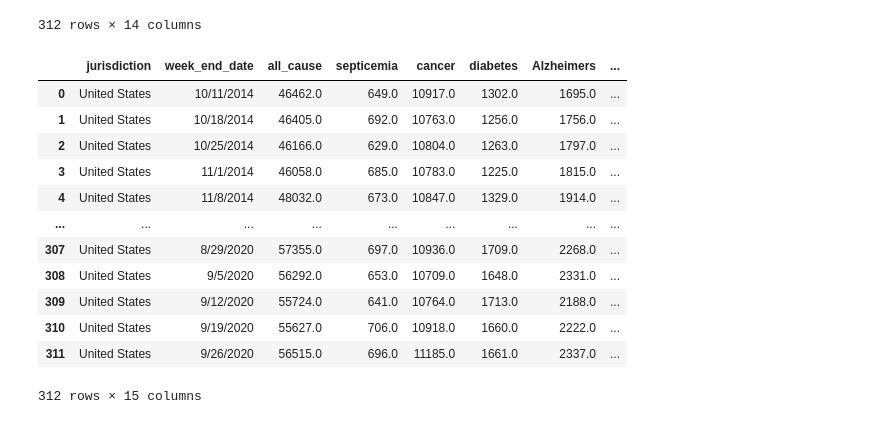
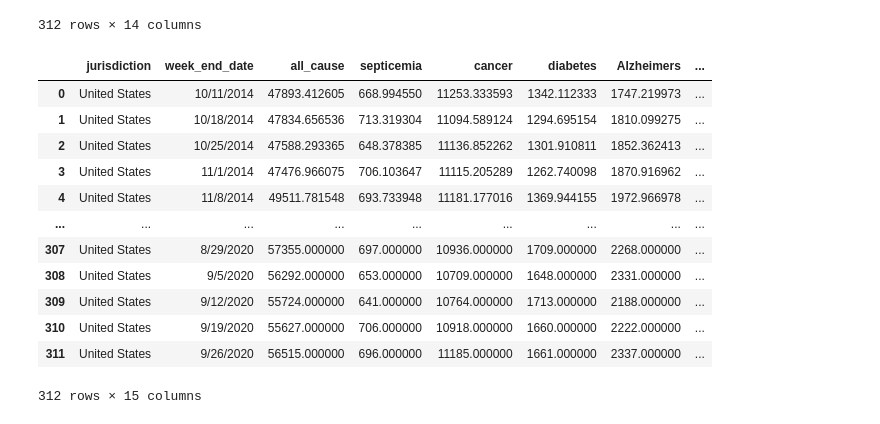
Before and after one commit to JamesRucker/Unexplained_deaths, a Jupyter notebook: Death_Data.ipynb, the cells around one changed output. Drawn from its saved outputs; the diff is of its cells as text; code cells hidden in the pictures.

Commit message:
death data normalized, final dataframe exported

```diff
--- a/Death_Data.ipynb
+++ b/Death_Data.ipynb
@@ -2,12 +2,15 @@
 # Import dependencies
 import pandas as pd
 # %%
-# Grab relevant dataframes and append them, then fill all missing values with 0
+# Grab relevant death data dataframes and append them, then fill all missing values with 0
 death_2014_2018_df = pd.read_csv("data/Weekly_Counts_of_Deaths_by_State_and_Select_Causes__2014-2018_studydata.csv")
 death_2019_2020_df = pd.read_csv("data/Weekly_Counts_of_Deaths_by_State_and_Select_Causes__2019-2020_studydata.csv")
 death_2014_2020_df = death_2014_2018_df.append(death_2019_2020_df)
 death_2014_2020_df.fillna(0, inplace = True)
 
+# Normalization dataframe is imported
+norm_df = pd.read_csv("data/normalization_year.csv")
+norm_year = norm_df.columns
 
 death_2014_2020_df
 # %% [output]
@@ -130,7 +133,11 @@ bad_values
 #     through the rows will be used and a dataframe will be constructed from that.
 
 # Empty dataframe holding final data is initialized. This is done as there is no empty value for jurisdiction.
-corrected_df = cleaned_united_df.loc[cleaned_united_df["jurisdiction"] == ""]
+final_df = cleaned_united_df.loc[cleaned_united_df["jurisdiction"] == ""]
+
+# Count variable for the week in the flu season and the flu season itself are initialized
+week = 1
+season = 0
 
 # For loop that goes through each row
 for index, row in cleaned_united_df.iterrows():
@@ -138,4 +145,5 @@ for index, row in cleaned_united_df.iterrows():
     # Grabs the datum point from the bad_value_df corresponding to the correct date
     bad_datum = bad_values.loc[bad_values["week_end_date"] == row[1]]
 
-    # Temporary dataframe holding only the one datum point for that date. Relevant data has bad data subtracted from wanted
+    # Temporary dataframe holding only the one datum point for that date.
+    # Relevant data has bad data subtracted from wanted, then multiplied by the normalization factor
@@ -143,39 +151,45 @@ for index, row in cleaned_united_df.iterrows():
                          row[1],
-                         float(row[2] - bad_datum["all_cause"]),
-                         float(row[3] - bad_datum["septicemia"]),
-                         float(row[4] - bad_datum["cancer"]),
-                         float(row[5] - bad_datum["diabetes"]),
-                         float(row[6] - bad_datum["Alzheimers"]),
-                         float(row[7] - bad_datum["influenza_pneumonia"]),
-                         float(row[8] - bad_datum["chronic_LRD"]),
-                         float(row[9] - bad_datum["other_respiratory"]),
-                         float(row[10] - bad_datum["kidney"]),
-                         float(row[11] - bad_datum["NEC"]),
-                         float(row[12] - bad_datum["heart_disease"]),
-                         float(row[13] - bad_datum["CBVD"]),
-                         float(row[14] - bad_datum["COVID19_UCOD"])
+                         float(row[2] - bad_datum["all_cause"]) * float(norm_df[norm_year[season]]),
+                         float(row[3] - bad_datum["septicemia"]) * float(norm_df[norm_year[season]]),
+                         float(row[4] - bad_datum["cancer"]) * float(norm_df[norm_year[season]]),
+                         float(row[5] - bad_datum["diabetes"]) * float(norm_df[norm_year[season]]),
+                         float(row[6] - bad_datum["Alzheimers"]) * float(norm_df[norm_year[season]]),
+                         float(row[7] - bad_datum["influenza_pneumonia"]) * float(norm_df[norm_year[season]]),
+                         float(row[8] - bad_datum["chronic_LRD"]) * float(norm_df[norm_year[season]]),
+                         float(row[9] - bad_datum["other_respiratory"]) * float(norm_df[norm_year[season]]),
+                         float(row[10] - bad_datum["kidney"]) * float(norm_df[norm_year[season]]),
+                         float(row[11] - bad_datum["NEC"]) * float(norm_df[norm_year[season]]),
+                         float(row[12] - bad_datum["heart_disease"]) * float(norm_df[norm_year[season]]),
+                         float(row[13] - bad_datum["CBVD"]) * float(norm_df[norm_year[season]]),
+                         float(row[14] - bad_datum["COVID19_UCOD"]) * float(norm_df[norm_year[season]])
                        ]],
          columns=["jurisdiction", "week_end_date", "all_cause", "septicemia", "cancer", "diabetes", "Alzheimers",\
                  "influenza_pneumonia", "chronic_LRD", "other_respiratory", "kidney", "NEC", "heart_disease", "CBVD",\
                  "COVID19_UCOD"
                  ])
 
     # Row for specific data is appended to dataframe
-    corrected_df = corrected_df.append(temp_df, ignore_index = True)
+    final_df = final_df.append(temp_df, ignore_index = True)
 
+    # Checks are made for week in flu season.  If flu season over, start next one, otherwise add 1 week.
+    if week == 52:
+        week = 1
+        season+=1
+    else:
+        week+=1
 
-corrected_df
+final_df
 # %% [output]
 |  | jurisdiction | week_end_date | all_cause | septicemia | cancer | diabetes | Alzheimers | ... |
-| 0 | United States | 10/11/2014 | 46462.0 | 649.0 | 10917.0 | 1302.0 | 1695.0 | ... |
-| 1 | United States | 10/18/2014 | 46405.0 | 692.0 | 10763.0 | 1256.0 | 1756.0 | ... |
-| 2 | United States | 10/25/2014 | 46166.0 | 629.0 | 10804.0 | 1263.0 | 1797.0 | ... |
-| 3 | United States | 11/1/2014 | 46058.0 | 685.0 | 10783.0 | 1225.0 | 1815.0 | ... |
-| 4 | United States | 11/8/2014 | 48032.0 | 673.0 | 10847.0 | 1329.0 | 1914.0 | ... |
+| 0 | United States | 10/11/2014 | 47893.412605 | 668.994550 | 11253.333593 | 1342.112333 | 1747.219973 | ... |
+| 1 | United States | 10/18/2014 | 47834.656536 | 713.319304 | 11094.589124 | 1294.695154 | 1810.099275 | ... |
+| 2 | United States | 10/25/2014 | 47588.293365 | 648.378385 | 11136.852262 | 1301.910811 | 1852.362413 | ... |
+| 3 | United States | 11/1/2014 | 47476.966075 | 706.103647 | 11115.205289 | 1262.740098 | 1870.916962 | ... |
+| 4 | United States | 11/8/2014 | 49511.781548 | 693.733948 | 11181.177016 | 1369.944155 | 1972.966978 | ... |
 | ... | ... | ... | ... | ... | ... | ... | ... | ... |
-| 307 | United States | 8/29/2020 | 57355.0 | 697.0 | 10936.0 | 1709.0 | 2268.0 | ... |
-| 308 | United States | 9/5/2020 | 56292.0 | 653.0 | 10709.0 | 1648.0 | 2331.0 | ... |
-| 309 | United States | 9/12/2020 | 55724.0 | 641.0 | 10764.0 | 1713.0 | 2188.0 | ... |
-| 310 | United States | 9/19/2020 | 55627.0 | 706.0 | 10918.0 | 1660.0 | 2222.0 | ... |
-| 311 | United States | 9/26/2020 | 56515.0 | 696.0 | 11185.0 | 1661.0 | 2337.0 | ... |
+| 307 | United States | 8/29/2020 | 57355.000000 | 697.000000 | 10936.000000 | 1709.000000 | 2268.000000 | ... |
+| 308 | United States | 9/5/2020 | 56292.000000 | 653.000000 | 10709.000000 | 1648.000000 | 2331.000000 | ... |
+| 309 | United States | 9/12/2020 | 55724.000000 | 641.000000 | 10764.000000 | 1713.000000 | 2188.000000 | ... |
+| 310 | United States | 9/19/2020 | 55627.000000 | 706.000000 | 10918.000000 | 1660.000000 | 2222.000000 | ... |
+| 311 | United States | 9/26/2020 | 56515.000000 | 696.000000 | 11185.000000 | 1661.000000 | 2337.000000 | ... |
 312 rows × 15 columns
```
Also changed, not shown: parts of 1 cell of this notebook, 1 other file.
